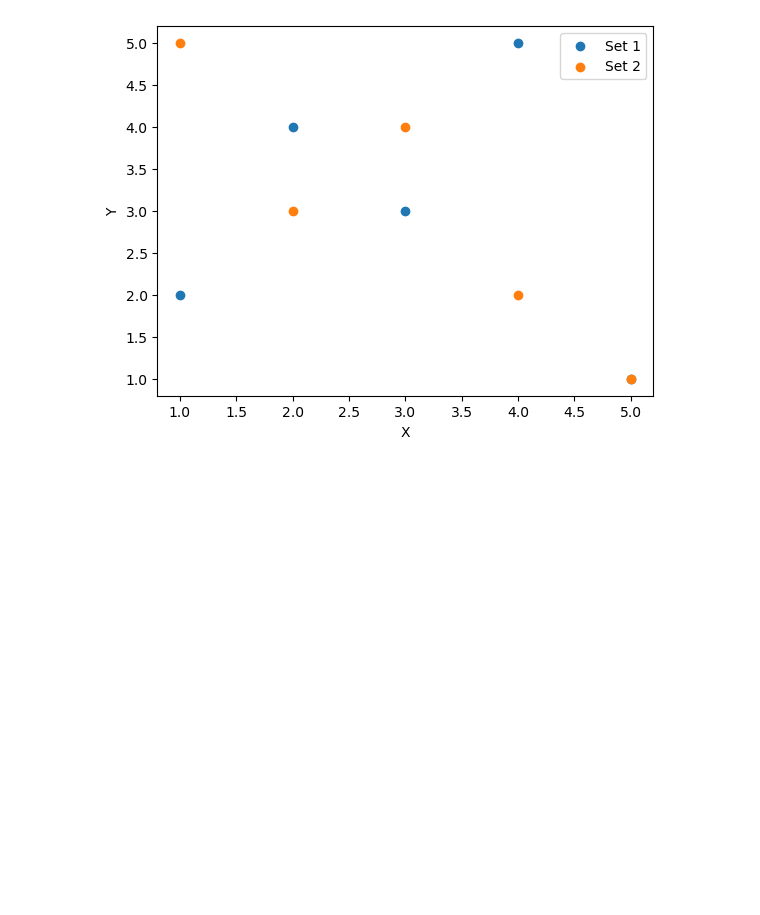
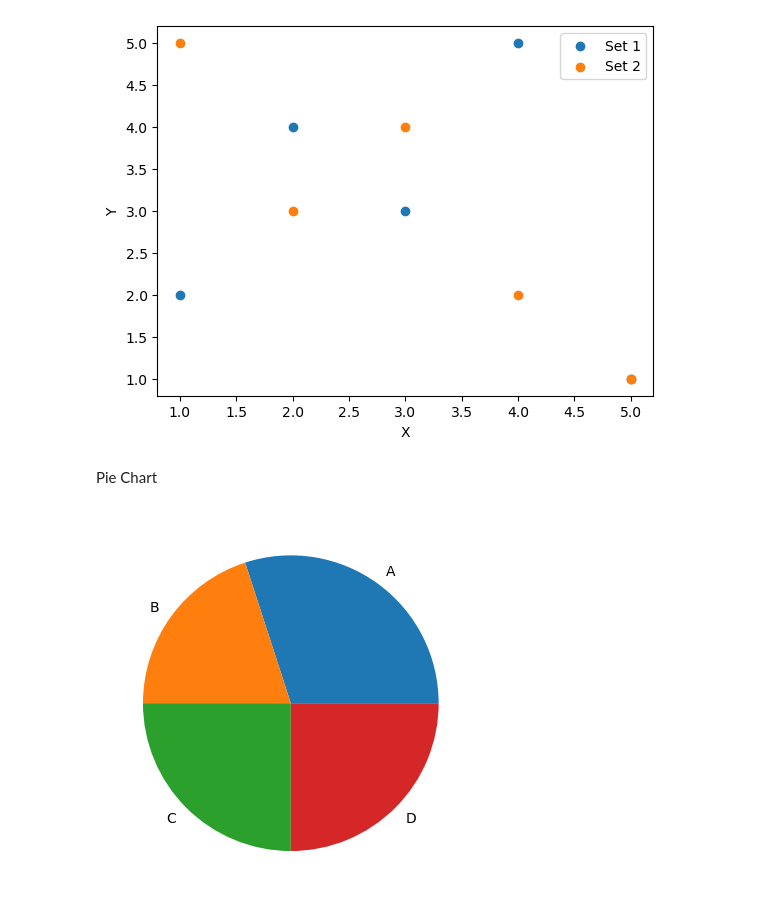
Before and after one commit to mdreduanulhoque/Learning_AI_ML, a Jupyter notebook: Data_Visualization/matplotlib.ipynb, the cells around one changed output. Drawn from its saved outputs; the diff is of its cells as text; code cells hidden in the pictures; blank space fills up the shorter version.

Commit message:
complete pie chart in data visualization

```diff
--- a/Data_Visualization/matplotlib.ipynb
+++ b/Data_Visualization/matplotlib.ipynb
@@ -154,3 +154,13 @@ plt.show()
 # . You want to analyze the relationship between two variables
 # . Data is numerical and continuous
 # . You don't want to imply a trend by connecting points
+# %% [markdown]
+Pie Chart
+# %%
+sizes = [30, 20, 25, 25]
+labels = ['A', 'B', 'C', 'D']
+
+plt.pie(sizes, labels=labels)
+plt.show()
+# %% [output]
+[figure, added]
```
Also changed, not shown: parts of 5 cells of this notebook.
